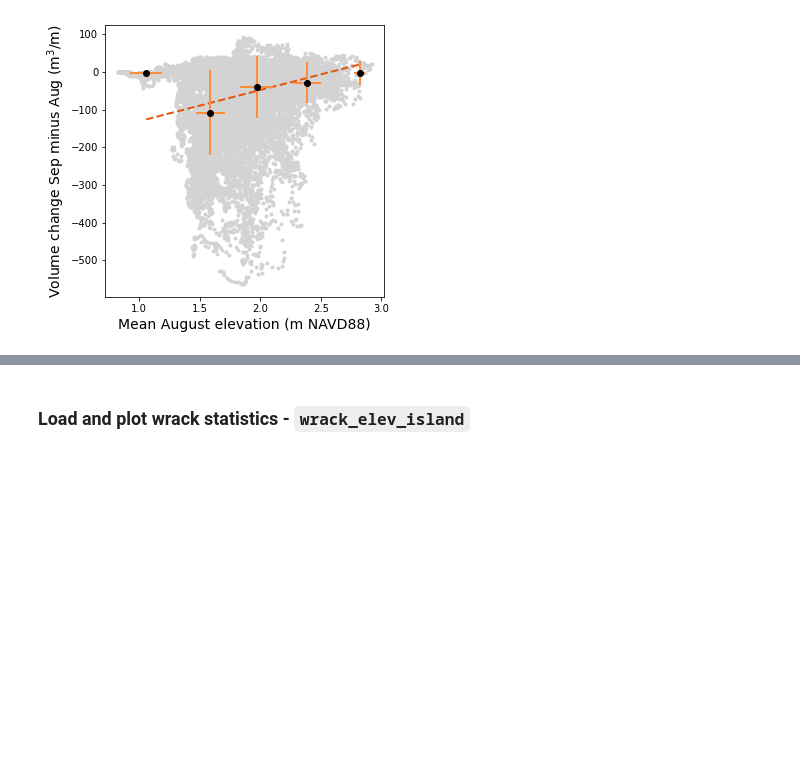
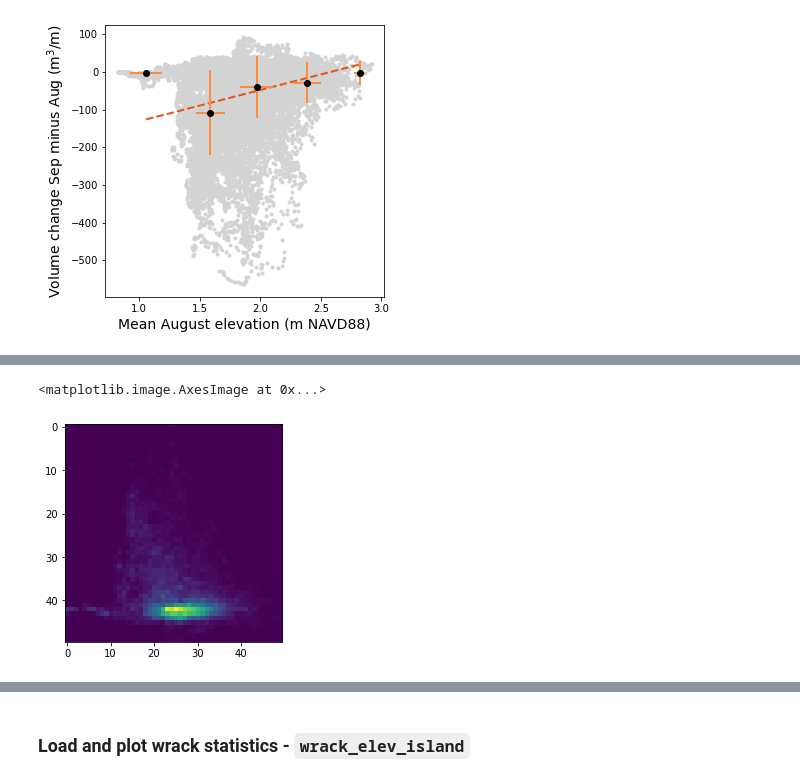
Before and after one commit to csherwood-usgs/CoreBx, a Jupyter notebook: CoreBx_process.ipynb, the cells around one changed output, grey strips where cells are left out. Drawn from its saved outputs; the diff is of its cells as text; code cells hidden in the pictures; blank space fills up the shorter version.

```diff
--- a/CoreBx_process.ipynb
+++ b/CoreBx_process.ipynb
@@ -1203,0 +1234,5 @@ n=24999; slope, intercept= 82.8120,-213.5109; r=0.2550 p=0.0000, stderr=1.9863
+# %%
+plt.imshow(heatmap)
+# %% [output]
+<matplotlib.image.AxesImage at 0x...>
+[figure, added]
```
Also changed, not shown: parts of 14 cells of this notebook, 2 other files.
